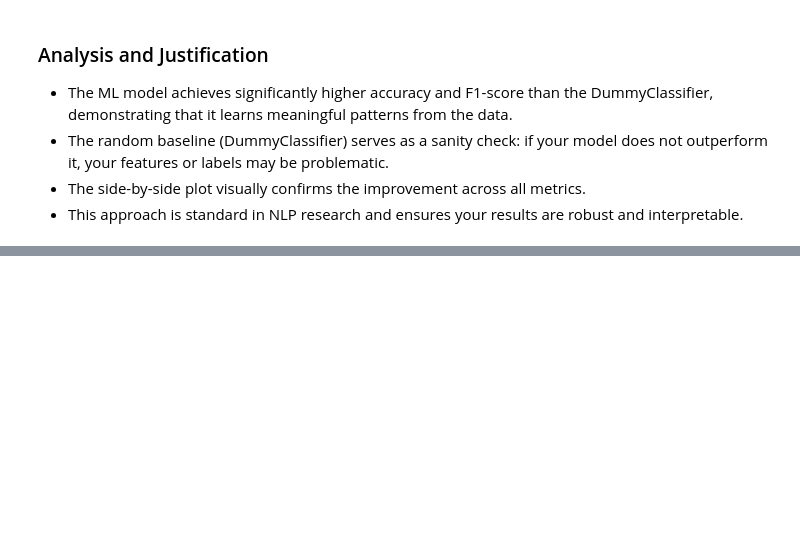
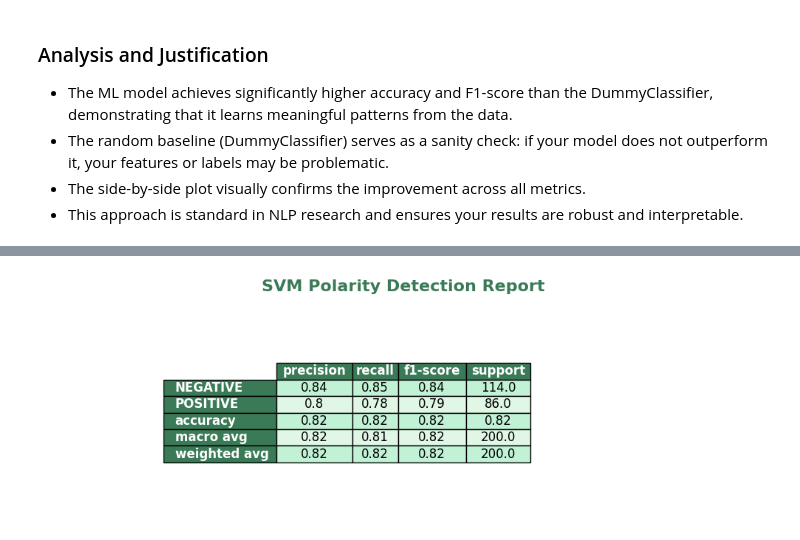
Before and after one commit to DennisDCCH/4021-Information-Retrieval, a Jupyter notebook: classification/sentiment_pipeline_demo.ipynb, the cells around one changed output, grey strips where cells are left out. Cells and saved outputs as stored; diff of their text form; code cells hidden in the pictures; blank space fills up the shorter version.

Commit message:
classification svm update

```diff
--- a/classification/sentiment_pipeline_demo.ipynb
+++ b/classification/sentiment_pipeline_demo.ipynb
@@ -187,0 +210,88 @@ DummyClassifier Accuracy: 0.43
+# %%
+# Train and evaluate SVM model
+from sklearn.svm import SVC
+
+# Train SVM
+clf_svm = SVC(kernel='linear', class_weight='balanced', probability=True, random_state=42)
+clf_svm.fit(X_train_vec_pol, y_train_pol)
+
+# Evaluate SVM
+svm_report = classification_report(y_test_pol, clf_svm.predict(X_test_vec_pol), digits=3, output_dict=True)
+svm_report_df = pd.DataFrame(svm_report).transpose()
+svm_report_df = svm_report_df.rename(index={'0': 'NEGATIVE', '1': 'POSITIVE'})
+print("\nSVM Polarity Detection Report:")
+print(svm_report_df.to_string(float_format="{:.2f}".format))
+
+# Display SVM report as styled table
+import matplotlib.pyplot as plt
+fig_svm, ax_svm = plt.subplots(figsize=(10, 3.5))
+ax_svm.axis('off')
+tbl_svm = ax_svm.table(
+    cellText=svm_report_df.round(2).values,
+    colLabels=svm_report_df.columns,
+    rowLabels=svm_report_df.index,
+    loc='center',
+    cellLoc='center',
+    colColours=['#3b7a57']*len(svm_report_df.columns),
+    rowColours=['#3b7a57']*len(svm_report_df.index)
+)
+tbl_svm.auto_set_font_size(False)
+tbl_svm.set_fontsize(12)
+tbl_svm.scale(1.3, 1.3)
+for (row, col), cell in tbl_svm.get_celld().items():
+    if row == 0 or col == -1:
+        cell.set_text_props(weight='bold', color='white')
+        cell.set_facecolor('#3b7a57')
+    elif row % 2 == 0:
+        cell.set_facecolor('#e0f7e6')
+    else:
+        cell.set_facecolor('#c2f2d6')
+tbl_svm.auto_set_column_width(col=list(range(len(svm_report_df.columns))))
+plt.title('SVM Polarity Detection Report', fontsize=16, pad=18, weight='bold', color='#3b7a57')
+plt.tight_layout()
+plt.show()
+
+# Side-by-side comparison plot for all three models
+metrics = ['precision', 'recall', 'f1-score']
+labels = ['NEGATIVE', 'POSITIVE']
+ml_scores = ml_report_df.loc[labels, metrics].astype(float)
+svm_scores = svm_report_df.loc[labels, metrics].astype(float)
+dummy_scores = dummy_report_df.loc[labels, metrics].astype(float)
+fig3, axes = plt.subplots(1, 3, figsize=(20, 5), sharey=True)
+ml_scores.plot(kind='bar', ax=axes[0], title='Logistic Regression', color=['#2d415b', '#4f81bd', '#a6bddb'])
+svm_scores.plot(kind='bar', ax=axes[1], title='SVM', color=['#3b7a57', '#63c97b', '#c2f2d6'])
+dummy_scores.plot(kind='bar', ax=axes[2], title='DummyClassifier', color=['#7a3b2e', '#c97b63', '#f2d6c2'])
+for ax in axes:
+    ax.set_xticklabels(labels, rotation=0)
+    ax.set_ylim(0, 1)
+    ax.legend(loc='upper left', bbox_to_anchor=(1.02, 1))
+fig3.suptitle('Comparison: Logistic Regression vs. SVM vs. DummyClassifier', fontsize=18, weight='bold')
+plt.tight_layout(rect=[0, 0.03, 1, 0.95])
+plt.show()
+
+print("\nComparison of Logistic Regression, SVM, and DummyClassifier (Random Baseline):")
+print("Logistic Regression Accuracy: {:.2f}".format(ml_report['accuracy']))
+print("SVM Accuracy: {:.2f}".format(svm_report['accuracy']))
+print("DummyClassifier Accuracy: {:.2f}".format(dummy_report['accuracy']))
+
+# Performance metrics: records classified per second
+import time
+num_records = len(X_test_pol)
+
+# Logistic Regression timing
+start_time = time.time()
+_ = clf_pol.predict(X_test_vec_pol)
+end_time = time.time()
+elapsed_lr = end_time - start_time
+records_per_sec_lr = num_records / elapsed_lr if elapsed_lr > 0 else float('inf')
+
+# SVM timing
+start_time = time.time()
+_ = clf_svm.predict(X_test_vec_pol)
+end_time = time.time()
+elapsed_svm = end_time - start_time
+records_per_sec_svm = num_records / elapsed_svm if elapsed_svm > 0 else float('inf')
+
+print(f"\nLogistic Regression classified {num_records} records in {elapsed_lr:.4f} seconds ({records_per_sec_lr:.2f} records/sec)")
+print(f"SVM classified {num_records} records in {elapsed_svm:.4f} seconds ({records_per_sec_svm:.2f} records/sec)")
+# %% [output]
@@ -187,0 +305 @@ DummyClassifier Accuracy: 0.43
+[figure, added]
```
Also changed, not shown: parts of 6 cells of this notebook, 15 other files.
